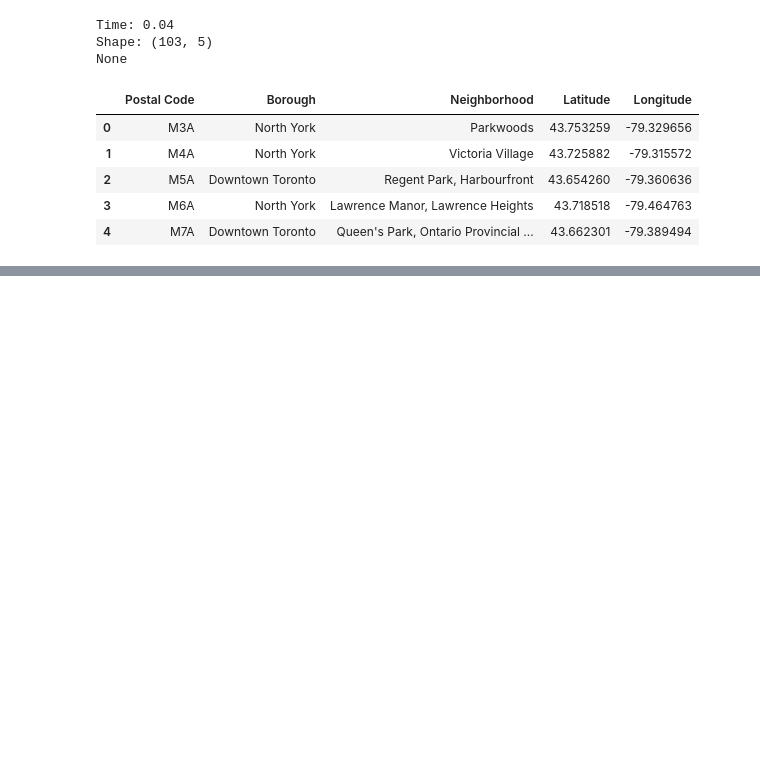
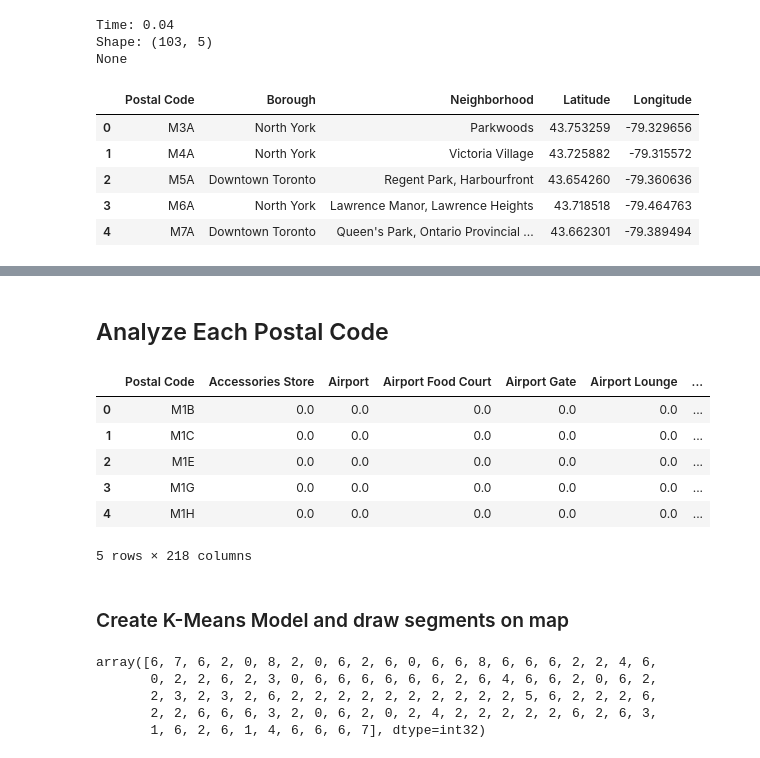
Before and after one commit to Modosip/Totronto-Project, a Jupyter notebook: Toronto Project.ipynb, the cells around one changed output, grey strips where cells are left out. Cells and saved outputs as stored; diff of their text form; code cells hidden in the pictures; blank space fills up the shorter version.

```diff
--- a/Toronto Project.ipynb
+++ b/Toronto Project.ipynb
@@ -87,0 +97,18 @@ None
+# %%
+print('The geograpical coordinate of Toronto are {}, {}.'.format(latitude, longitude))
+toronto_map = folium.Map(location=[latitude, longitude], zoom_start=11)
+# add markers Postal Code to map
+for lat, lng, borough, postcode in zip(df['Latitude'], df['Longitude'], df['Borough'], df['Postal Code']):
+    label = '{}, {}'.format(postcode, borough)
+    label = folium.Popup(label, parse_html=True)
+    folium.CircleMarker(
+        [lat, lng],
+        radius=6,
+        popup=label,
+        color='green',
+        fill=True,
+        fill_color='#3186cc',
+        fill_opacity=0.65,
+        parse_html=False).add_to(toronto_map)
+
+toronto_map
@@ -87,0 +120,4 @@ None
+# %%
+CLIENT_ID = '' # your Foursquare ID (deleted)
+CLIENT_SECRET = '' # your Foursquare Secret (deleted)
+VERSION = '20180605' # Foursquare API version
@@ -87,0 +126,3 @@ None
+# %%
+LIMIT = 20
+radius = 1000
@@ -87,0 +170,8 @@ None
+# %%
+# Run and get info
+ts=time.time()
+toronto_venues = getNearbyVenues(names=df['Postal Code'],
+                                   latitudes=df['Latitude'],
+                                   longitudes=df['Longitude']
+                                  )
+quick_report(df,ts)
@@ -87,0 +209,21 @@ None
+# %% [markdown]
+## Analyze Each Postal Code
+# %%
+# one hot encoding and resize the dataframe by mean function
+toronto_onehot = pd.get_dummies(toronto_venues[['Venue Category']], prefix="", prefix_sep="")
+
+# add Postal Code column back to dataframe
+toronto_onehot['Postal Code'] = toronto_venues['Postal Code']
+fixed_columns = [toronto_onehot.columns[-1]] + list(toronto_onehot.columns[:-1])
+toronto_onehot = toronto_onehot[fixed_columns]
+
+toronto_grouped = toronto_onehot.groupby('Postal Code').mean().reset_index()
+toronto_grouped.head()
+# %% [output]
+|  | Postal Code | Accessories Store | Airport | Airport Food Court | Airport Gate | Airport Lounge | ... |
+| 0 | M1B | 0.0 | 0.0 | 0.0 | 0.0 | 0.0 | ... |
+| 1 | M1C | 0.0 | 0.0 | 0.0 | 0.0 | 0.0 | ... |
+| 2 | M1E | 0.0 | 0.0 | 0.0 | 0.0 | 0.0 | ... |
+| 3 | M1G | 0.0 | 0.0 | 0.0 | 0.0 | 0.0 | ... |
+| 4 | M1H | 0.0 | 0.0 | 0.0 | 0.0 | 0.0 | ... |
+5 rows × 218 columns
@@ -87,0 +263,15 @@ None
+# %% [markdown]
+### Create K-Means Model and draw segments on map
+# %%
+kclusters = 9
+toronto_grouped_clustering = toronto_grouped.drop('Postal Code', 1)
+# run k-means clustering
+kmeans = KMeans(n_clusters=kclusters, random_state=0).fit(toronto_grouped_clustering)
+# check cluster labels generated for each row in the dataframe
+kmeans.labels_
+# %% [output]
+array([6, 7, 6, 2, 0, 8, 2, 0, 6, 2, 6, 0, 6, 6, 8, 6, 6, 6, 2, 2, 4, 6,
+       0, 2, 2, 6, 2, 3, 0, 6, 6, 6, 6, 6, 6, 2, 6, 4, 6, 6, 2, 0, 6, 2,
+       2, 3, 2, 3, 2, 6, 2, 2, 2, 2, 2, 2, 2, 2, 2, 2, 5, 6, 2, 2, 2, 6,
+       2, 2, 6, 6, 6, 3, 2, 0, 6, 2, 0, 2, 4, 2, 2, 2, 2, 2, 6, 2, 6, 3,
+       1, 6, 2, 6, 1, 4, 6, 6, 6, 7], dtype=int32)
```
Also changed, not shown: parts of 19 cells of this notebook.
